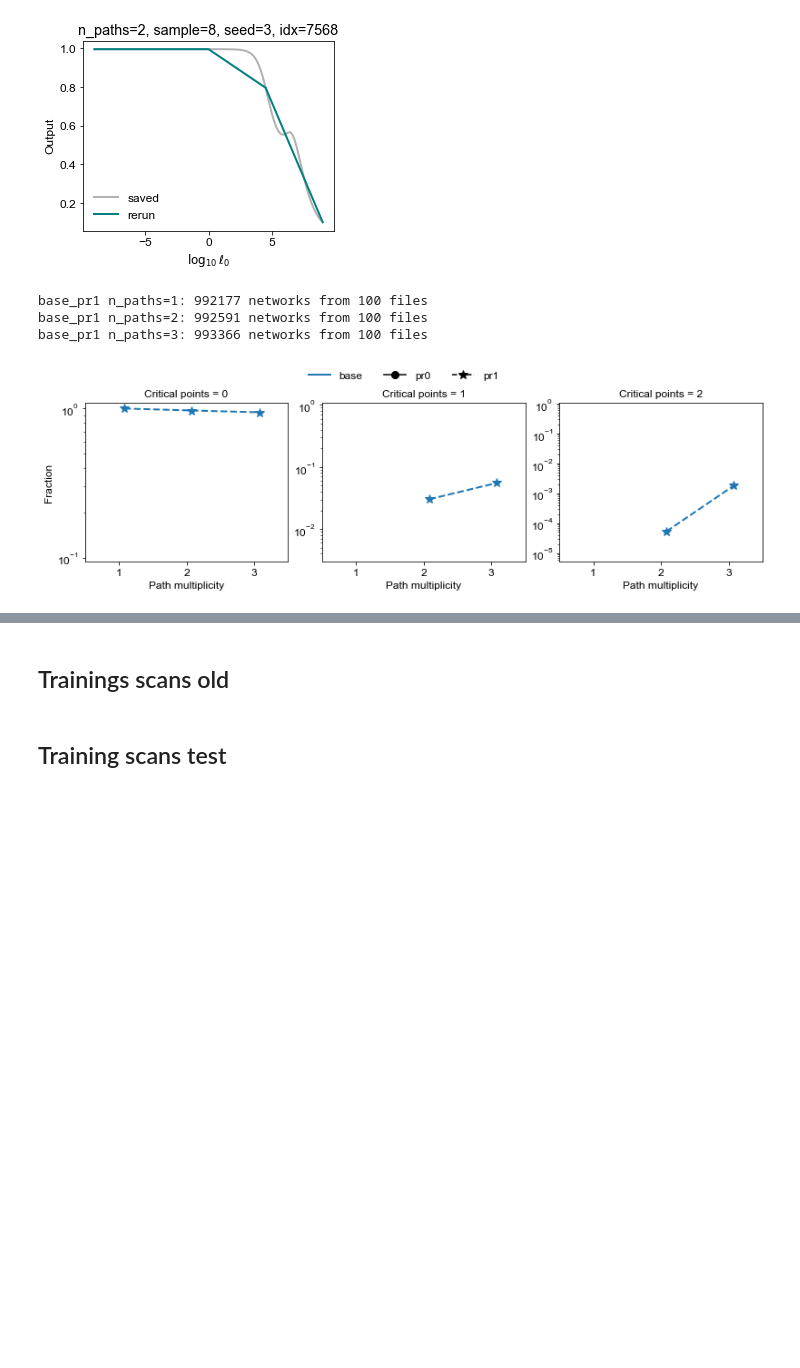
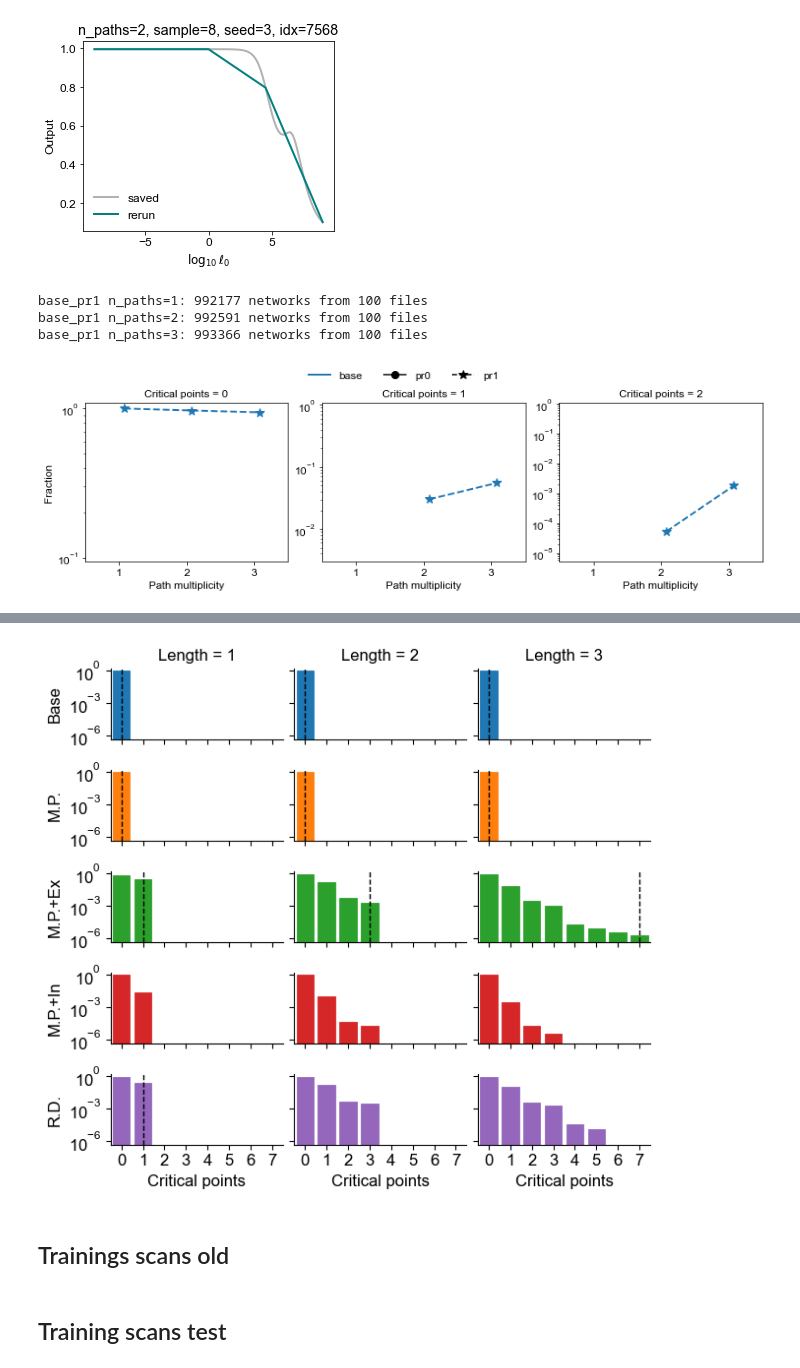
Before and after one commit to csfloyd/GlycanAnalysis, a Jupyter notebook: Python/figures.ipynb, the cells around one changed output, grey strips where cells are left out. Saved outputs shown, nothing was run; the diff lists cells and outputs as text; code cells hidden in the pictures; blank space fills up the shorter version.

```diff
--- a/Python/figures.ipynb
+++ b/Python/figures.ipynb
@@ -1789,3 +2894,100 @@ plt.show()
+# %%
+import numpy as np
+
+family_label_map = {
+    'base2': 'Base',
+    'mp2': 'M.P.',
+    'mpin2': 'M.P.+In',
+    'mpex2': 'M.P.+Ex',
+    'exp2': 'R.D.',
+}
+
+# Critical-point location of the vertical dashed line in each panel.
+# Keys are family, then length. Use None to omit the line.
+vline_cps = {
+    'base2': {1: 0, 2: 0, 3: 0},
+    'mp2':   {1: 0, 2: 0, 3: 0},
+    'mpin2': {1: None, 2: None, 3: None},
+    'mpex2': {1: 1, 2: 3, 3: 7},
+    'exp2':  {1: 1, 2: None, 3: None},
+}
+
+nrows, ncols = len(families), len(length_values)
+fig_fac = 0.9
+fig, axes = plt.subplots(
+    nrows, ncols,
+    figsize=(fig_fac * 2.4 * ncols, fig_fac * 1.3 * nrows),
+    sharex=True,
+    sharey=True,
+)
+axes = np.atleast_2d(axes)
+
+# Shared discrete CP axis and log-y limits across panels
+cp_vals = list(all_result_values)
+nonzero_mins = [
+    frac
+    for fam in families
+    for length in length_values
+    for frac in prob_data[fam][length].values()
+    if frac > 0
+]
+min_nonzero = min(nonzero_mins) if nonzero_mins else 1e-3
+ymin = max(min_nonzero / 10, 5e-7)
+cp_lo = (min(cp_vals) if cp_vals else 0) - 0.5
+cp_hi = (max(cp_vals) if cp_vals else 1) + 0.5
+int_ticks = []
+if cp_vals:
+    lo_i, hi_i = int(min(cp_vals)), int(max(cp_vals))
+    if hi_i - lo_i <= 15:
+        int_ticks = list(range(lo_i, hi_i + 1))
+
+for i, fam in enumerate(families):
+    color = family_colors[fam]
+    fam_label = family_label_map.get(fam, fam)
+    for j, length in enumerate(length_values):
+        ax = axes[i, j]
+        fracs = [prob_data[fam][length].get(v, 0.0) for v in cp_vals]
+        if cp_vals:
+            ax.bar(
+                cp_vals, fracs,
+                width=0.8, align='center',
+                color=color, edgecolor=color, linewidth=0.6,
+                zorder=2,
+            )
+
+        x_line = vline_cps.get(fam, {}).get(length)
+        if x_line is not None:
+            ax.axvline(
+                x_line,
+                color='k',
+                linestyle='--',
+                linewidth=1.0,
+                zorder=3,
+            )
+
+        ax.set_yscale('log')
+        ax.set_ylim(ymin, 1.5)
+        ax.set_xlim(-0.5, 7.5)
+        ax.set_yticks([1, 0.001, 0.000001])
+        if int_ticks:
+            ax.set_xticks(int_ticks)
+        ax.spines['top'].set_visible(False)
+        ax.spines['right'].set_visible(False)
+
+        if i == 0:
+            ax.set_title(f'Length = {length}', fontsize=fs)
+        if i == nrows - 1:
+            ax.set_xlabel('Critical points', fontsize=fs)
+        if j == 0:
+            ax.set_ylabel(f'{fam_label}', fontsize=fs)
+
+plt.tight_layout(w_pad=0.4, h_pad=0.8, rect=[0, 0, 1, 1])
+plt.show()
+
+filepath = "/Users/csfloyd/Dropbox/Projects/GlycanAnalysis/Figures/"
+fig.savefig(filepath + "SamplingCPsVsLength.png", bbox_inches="tight", pad_inches=0.4, dpi=300)
+# %% [output]
+[figure, added]
 # %% [markdown]
 ## Trainings scans old
 # %%
```
Also changed, not shown: parts of 20 cells of this notebook, 5 other files.
